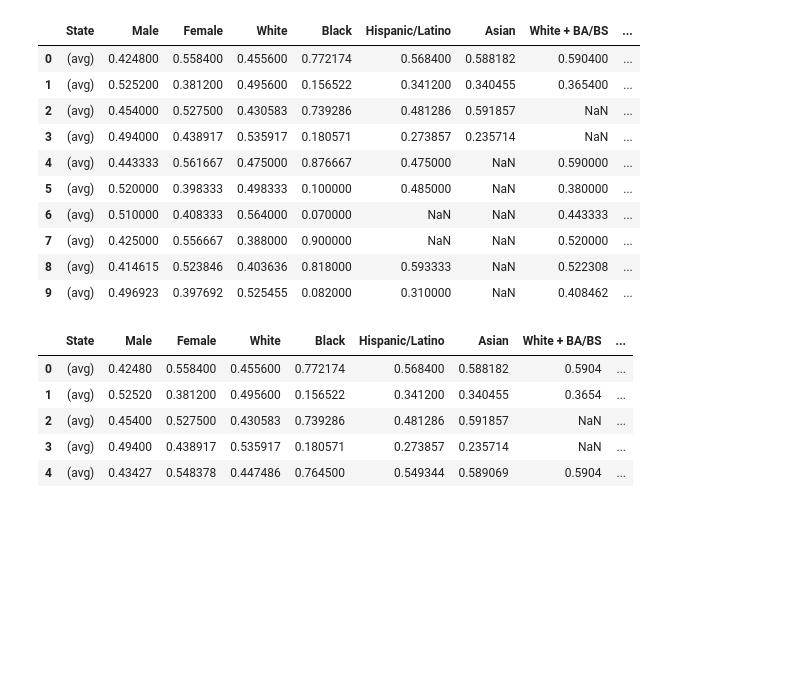
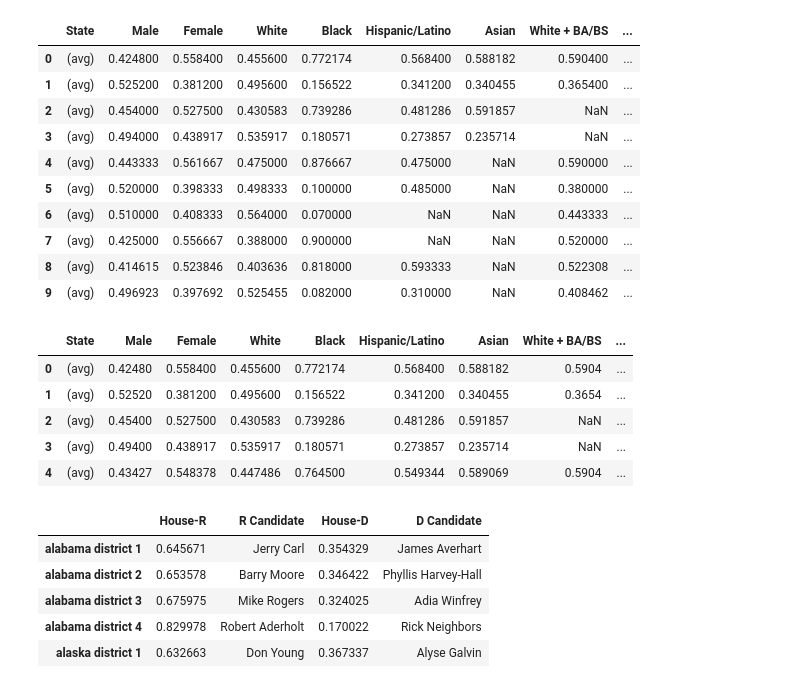
Before and after one commit to jakeypakey/ECE143, a Jupyter notebook: 2020 Election Analysis.ipynb, the cells around one changed output. Cells and saved outputs as stored; diff of their text form; code cells hidden in the pictures; blank space fills up the shorter version.

Commit message:
house extraction

```diff
--- a/2020 Election Analysis.ipynb
+++ b/2020 Election Analysis.ipynb
@@ -87,3 +88,13 @@ avg.head()
 | 2 | (avg) | 0.45400 | 0.527500 | 0.430583 | 0.739286 | 0.481286 | 0.591857 | NaN | ... |
 | 3 | (avg) | 0.49400 | 0.438917 | 0.535917 | 0.180571 | 0.273857 | 0.235714 | NaN | ... |
 | 4 | (avg) | 0.43427 | 0.548378 | 0.447486 | 0.764500 | 0.549344 | 0.589069 | 0.5904 | ... |
+# %%
+houseData = processing.extractHouseData()
+houseData.head()
+# %% [output]
+|  | House-R | R Candidate | House-D | D Candidate |
+| alabama district 1 | 0.645671 | Jerry Carl | 0.354329 | James Averhart |
+| alabama district 2 | 0.653578 | Barry Moore | 0.346422 | Phyllis Harvey-Hall |
+| alabama district 3 | 0.675975 | Mike Rogers | 0.324025 | Adia Winfrey |
+| alabama district 4 | 0.829978 | Robert Aderholt | 0.170022 | Rick Neighbors |
+| alaska district 1 | 0.632663 | Don Young | 0.367337 | Alyse Galvin |
```
Also changed, not shown: parts of 5 cells of this notebook, 2 other files.
